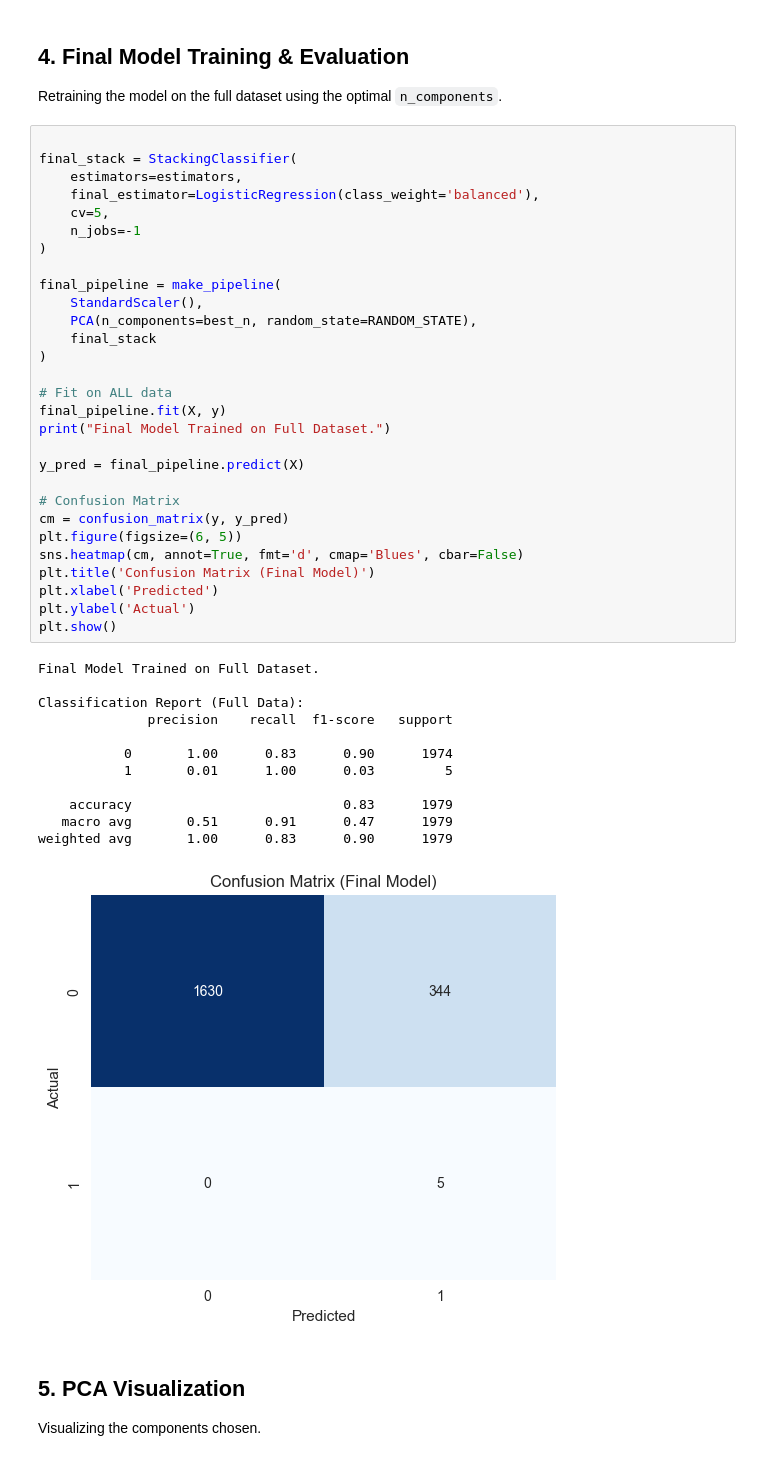
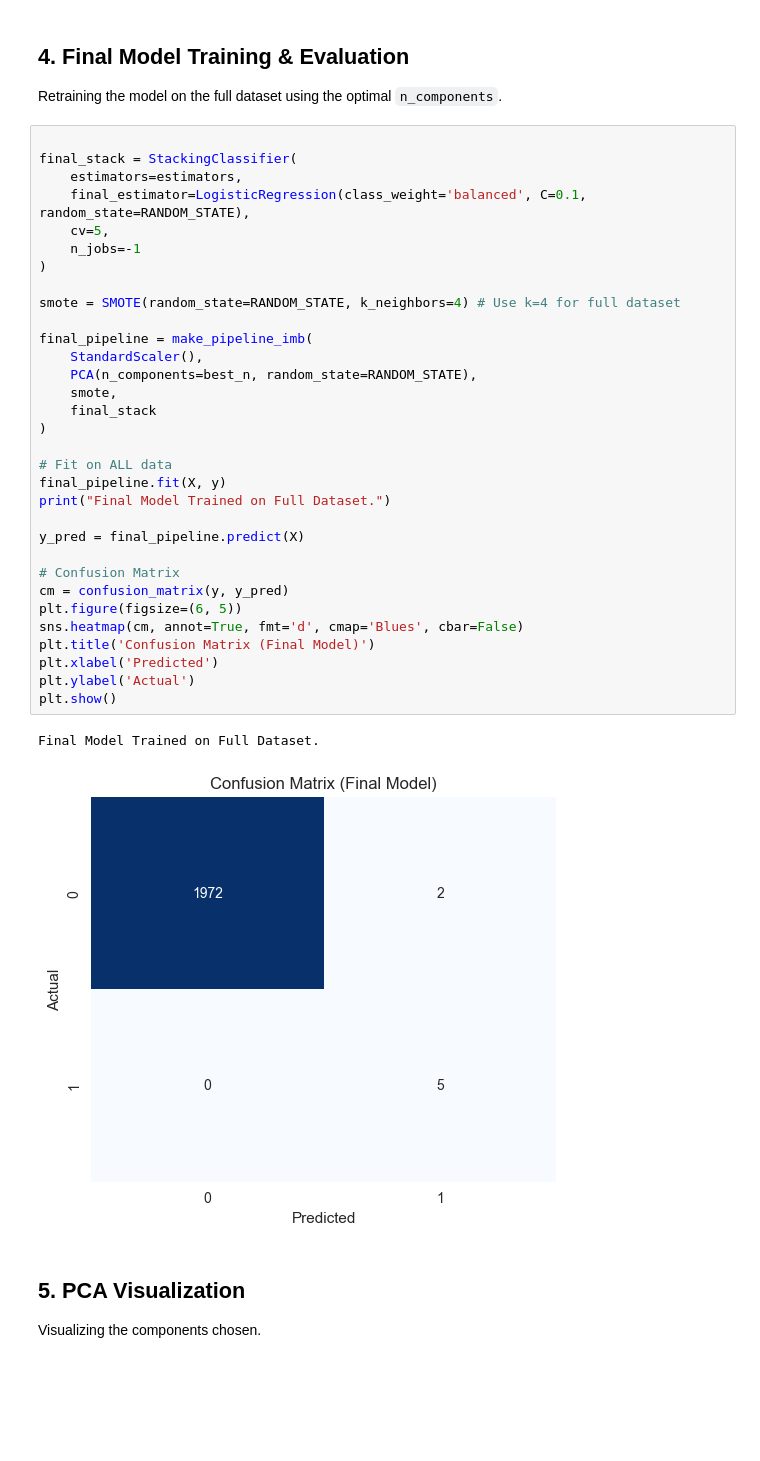
Before and after one commit to PradHolla/CS559-Final-Project, a Jupyter notebook: HarshilPravinbhaiPatel_Cluster_1.ipynb, the cells around one changed output. Cells and saved outputs as stored; diff of their text form; blank space fills up the shorter version.

```diff
--- a/HarshilPravinbhaiPatel_Cluster_1.ipynb
+++ b/HarshilPravinbhaiPatel_Cluster_1.ipynb
@@ -143,45 +147,38 @@ Retraining the model on the full dataset using the optimal `n_components`.
 # %%
 
 final_stack = StackingClassifier(
     estimators=estimators,
-    final_estimator=LogisticRegression(class_weight='balanced'),
+    final_estimator=LogisticRegression(class_weight='balanced', C=0.1, random_state=RANDOM_STATE),
     cv=5,
     n_jobs=-1
 )
 
-final_pipeline = make_pipeline(
+smote = SMOTE(random_state=RANDOM_STATE, k_neighbors=4) # Use k=4 for full dataset
+
+final_pipeline = make_pipeline_imb(
     StandardScaler(),
     PCA(n_components=best_n, random_state=RANDOM_STATE),
+    smote,
     final_stack
 )
 
 # Fit on ALL data
 final_pipeline.fit(X, y)
 print("Final Model Trained on Full Dataset.")
 
 y_pred = final_pipeline.predict(X)
 
 # Confusion Matrix
 cm = confusion_matrix(y, y_pred)
 plt.figure(figsize=(6, 5))
 sns.heatmap(cm, annot=True, fmt='d', cmap='Blues', cbar=False)
 plt.title('Confusion Matrix (Final Model)')
 plt.xlabel('Predicted')
 plt.ylabel('Actual')
 plt.show()
 # %% [output]
 Final Model Trained on Full Dataset.
-
-Classification Report (Full Data):
-              precision    recall  f1-score   support
-
-           0       1.00      0.83      0.90      1974
-           1       0.01      1.00      0.03         5
-
-    accuracy                           0.83      1979
-   macro avg       0.51      0.91      0.47      1979
-weighted avg       1.00      0.83      0.90      1979
-[figure, old version]
+[figure, new version]
 # %% [markdown]
 ## 5. PCA Visualization
 Visualizing the components chosen.
```
Also changed, not shown: parts of 2 cells of this notebook.
